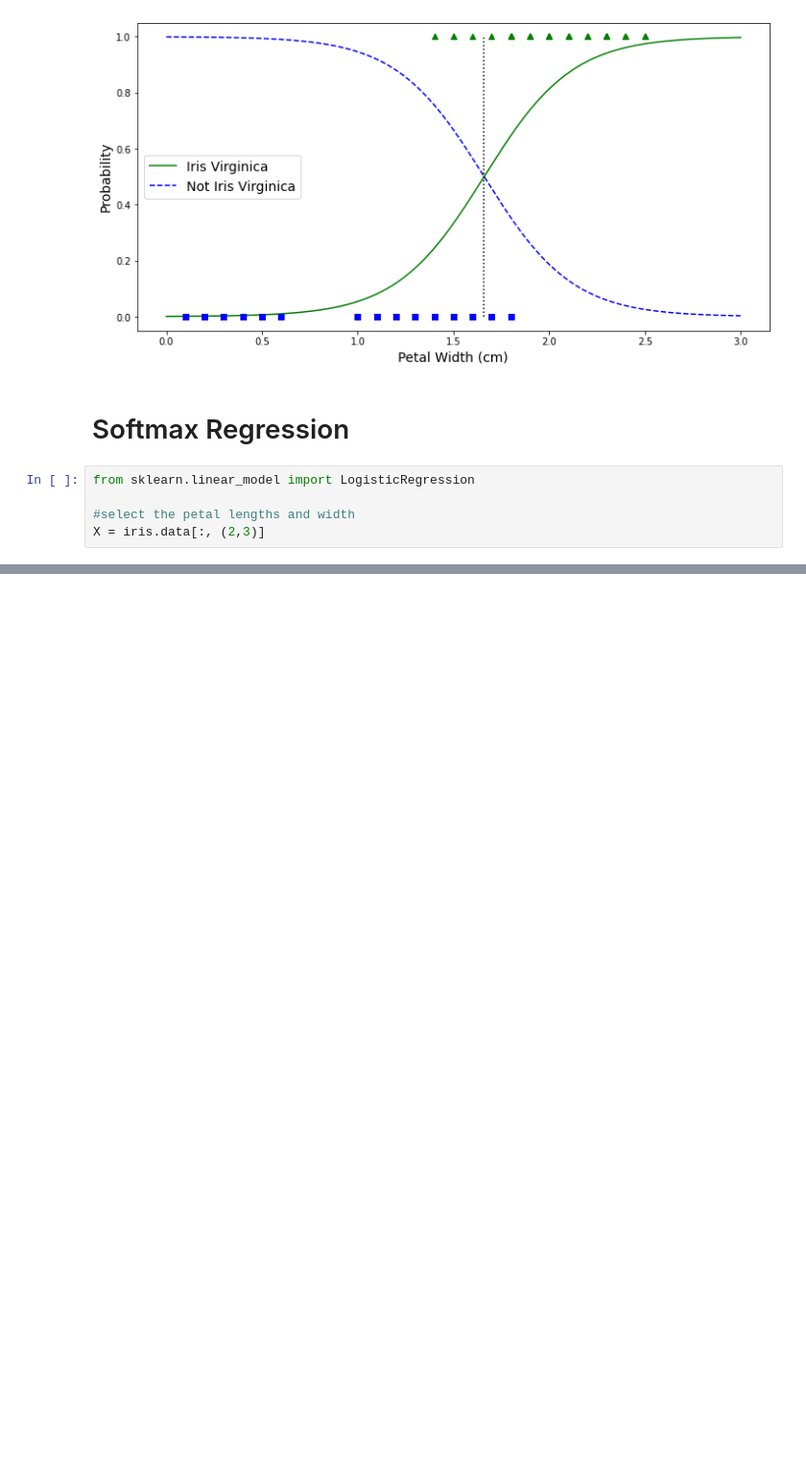
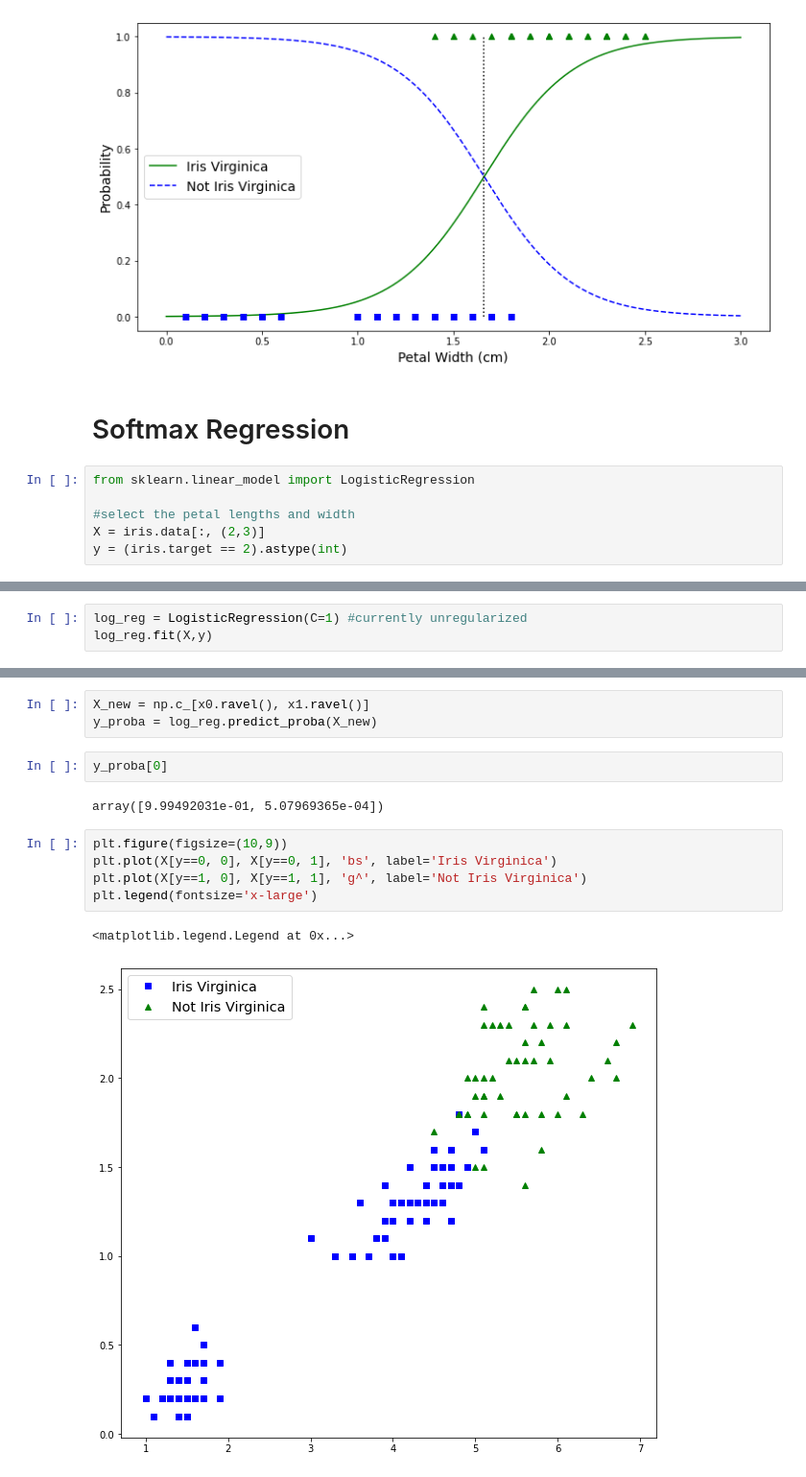
Before and after one commit to psukphranee/Machine-Learning-Projects, a Jupyter notebook: Python SKLearn/Training Models/Iris Dataset.ipynb, the cells around one changed output, grey strips where cells are left out. Shown at 96% size. Cells and saved outputs as stored; diff of their text form; blank space fills up the shorter version.

```diff
--- a/Python SKLearn/Training Models/Iris Dataset.ipynb
+++ b/Python SKLearn/Training Models/Iris Dataset.ipynb
@@ -109,3 +109,4 @@ from sklearn.linear_model import LogisticRegression
 
 #select the petal lengths and width
 X = iris.data[:, (2,3)]
+y = (iris.target == 2).astype(int)
@@ -129,0 +113,3 @@ array([[1.4, 0.2],
+# %%
+log_reg = LogisticRegression(C=1) #currently unregularized
+log_reg.fit(X,y)
@@ -129,0 +125,15 @@ array([[1.4, 0.2],
+# %%
+X_new = np.c_[x0.ravel(), x1.ravel()]
+y_proba = log_reg.predict_proba(X_new)
+# %%
+y_proba[0]
+# %% [output]
+array([9.99492031e-01, 5.07969365e-04])
+# %%
+plt.figure(figsize=(10,9))
+plt.plot(X[y==0, 0], X[y==0, 1], 'bs', label='Iris Virginica')
+plt.plot(X[y==1, 0], X[y==1, 1], 'g^', label='Not Iris Virginica')
+plt.legend(fontsize='x-large')
+# %% [output]
+<matplotlib.legend.Legend at 0x...>
+[figure, added]
```
Also changed, not shown: parts of 3 cells of this notebook.
